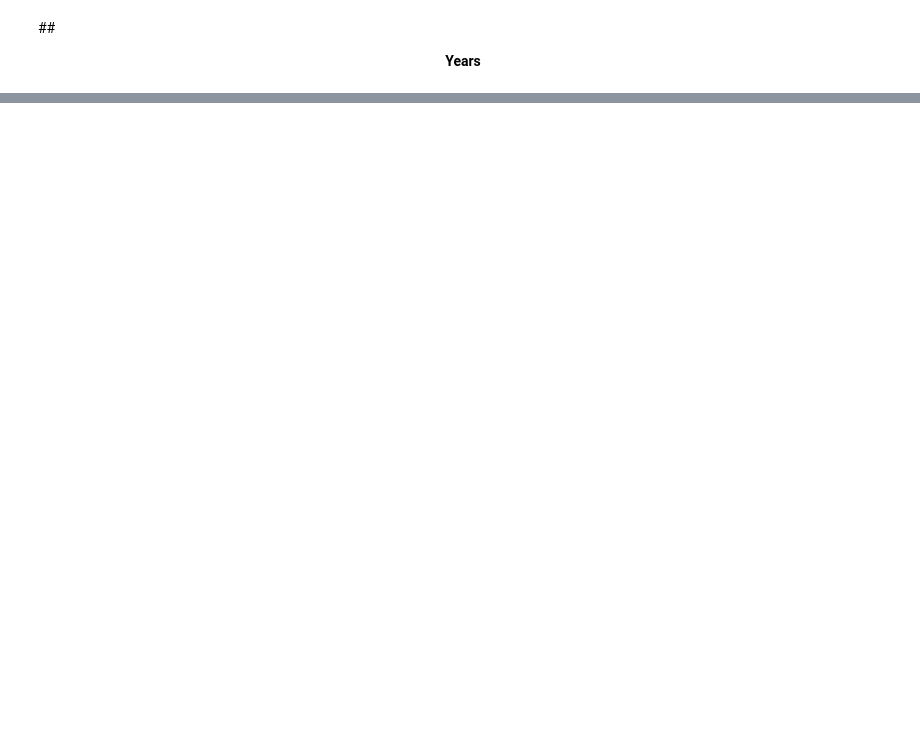
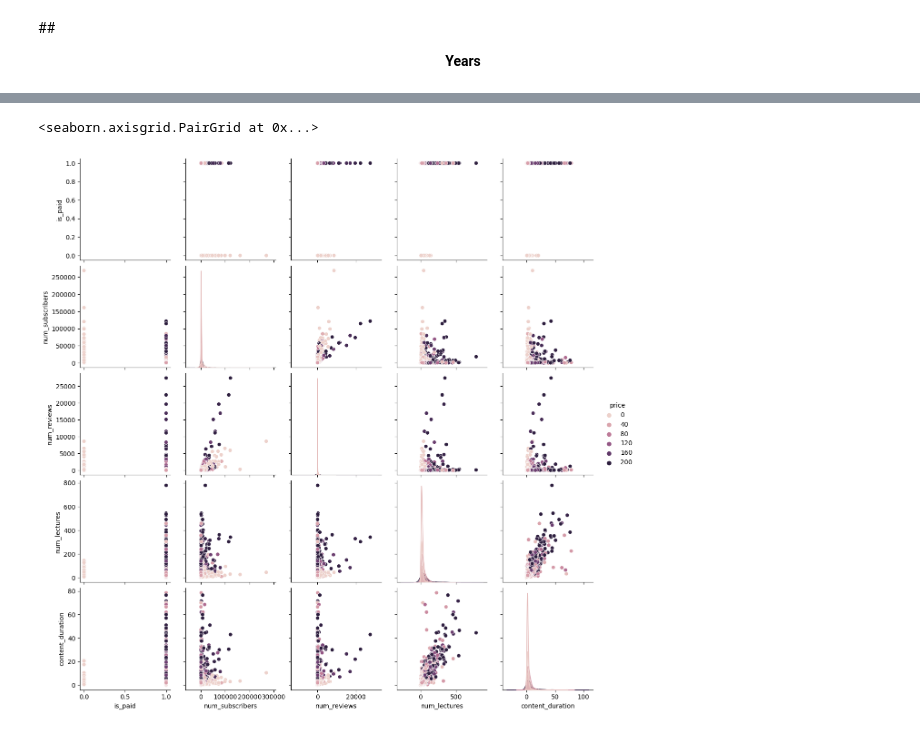
Before and after one commit to Elma-dev/Udemy_courses_Analyses, a Jupyter notebook: Udemy_courses_Analyse.ipynb, the cells around one changed output, grey strips where cells are left out. Drawn from its saved outputs; the diff is of its cells as text; code cells hidden in the pictures; blank space fills up the shorter version.

```diff
--- a/Udemy_courses_Analyse.ipynb
+++ b/Udemy_courses_Analyse.ipynb
@@ -171,0 +235,5 @@ The default value of numeric_only in DataFrameGroupBy.sum is deprecated. In a fu
+# %%
+sns.pairplot(data=udemy_data,hue='price')
+# %% [output]
+<seaborn.axisgrid.PairGrid at 0x...>
+[figure, added]
```
Also changed, not shown: parts of 12 cells of this notebook.
